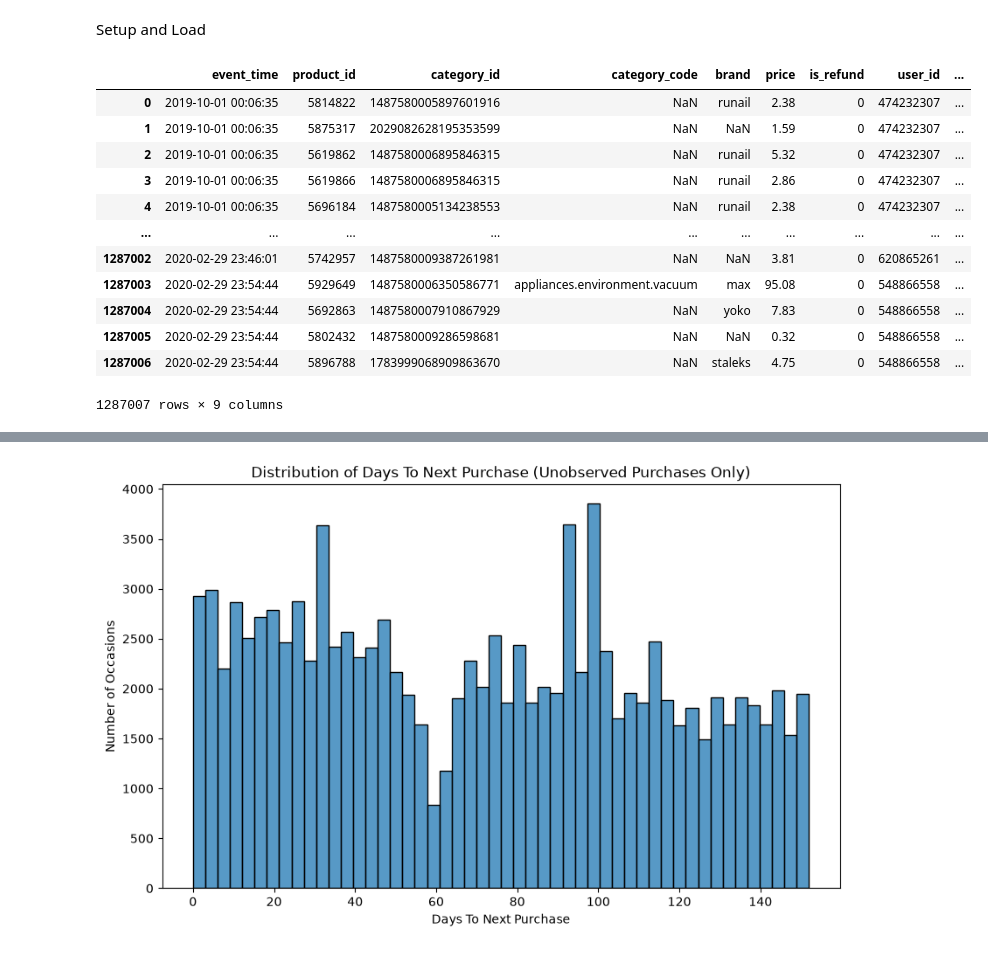
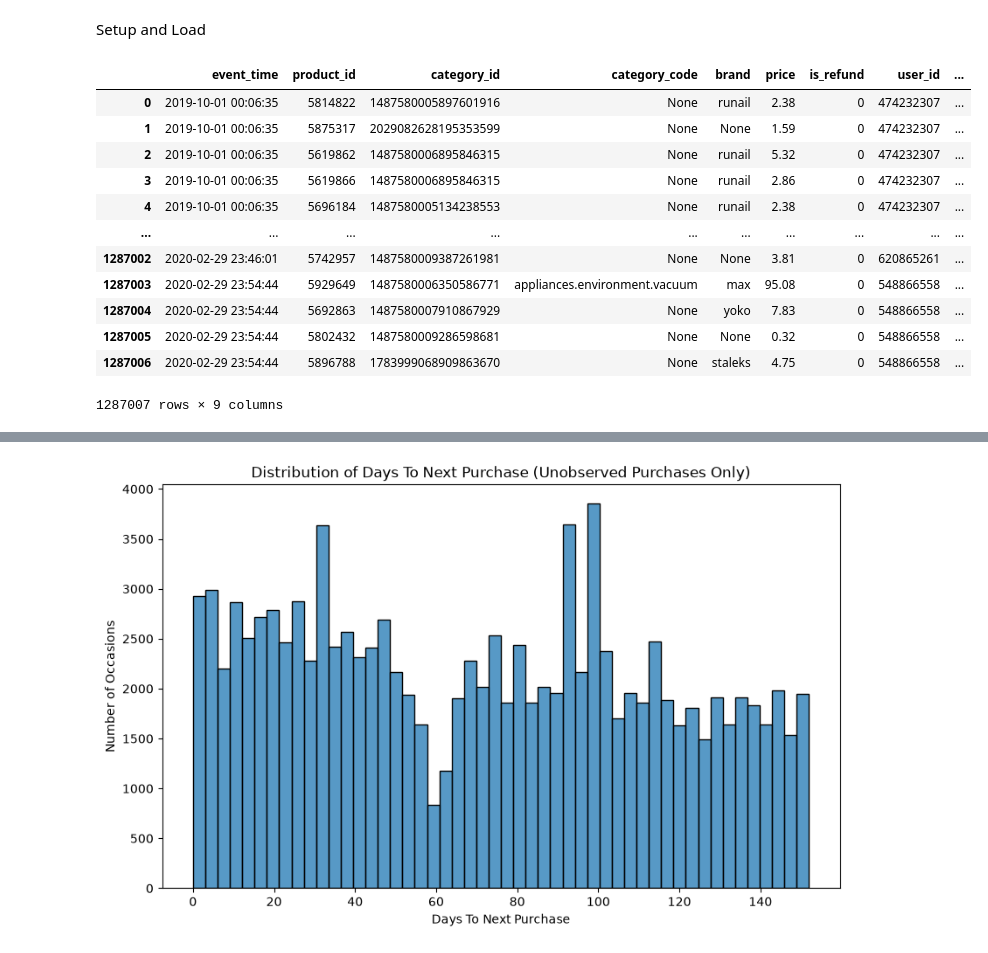
Before and after one commit to elilk2/Ecommerce-Funnel, a Jupyter notebook: notebooks/02_time_to_next_purchase.ipynb, the cells around one changed output, grey strips where cells are left out. Saved outputs shown, nothing was run; the diff lists cells and outputs as text; code cells hidden in the pictures.

```diff
--- a/notebooks/02_time_to_next_purchase.ipynb
+++ b/notebooks/02_time_to_next_purchase.ipynb
@@ -15,20 +19,20 @@ conn = duckdb.connect()
 PARQUET_PATH = Path("../data/processed/master_events.parquet").as_posix()
 PURCHASE_PATH = Path("../data/processed/purchases.parquet").as_posix()
 # %%
-df = pd.read_parquet(PURCHASE_PATH)
-df
+purchases = pd.read_parquet(PURCHASE_PATH)
+purchases
 # %% [output]
 |  | event_time | product_id | category_id | category_code | brand | price | is_refund | user_id | ... |
-| 0 | 2019-10-01 00:06:35 | 5814822 | 1487580005897601916 | NaN | runail | 2.38 | 0 | 474232307 | ... |
-| 1 | 2019-10-01 00:06:35 | 5875317 | 2029082628195353599 | NaN | NaN | 1.59 | 0 | 474232307 | ... |
-| 2 | 2019-10-01 00:06:35 | 5619862 | 1487580006895846315 | NaN | runail | 5.32 | 0 | 474232307 | ... |
-| 3 | 2019-10-01 00:06:35 | 5619866 | 1487580006895846315 | NaN | runail | 2.86 | 0 | 474232307 | ... |
-| 4 | 2019-10-01 00:06:35 | 5696184 | 1487580005134238553 | NaN | runail | 2.38 | 0 | 474232307 | ... |
+| 0 | 2019-10-01 00:06:35 | 5814822 | 1487580005897601916 | None | runail | 2.38 | 0 | 474232307 | ... |
+| 1 | 2019-10-01 00:06:35 | 5875317 | 2029082628195353599 | None | None | 1.59 | 0 | 474232307 | ... |
+| 2 | 2019-10-01 00:06:35 | 5619862 | 1487580006895846315 | None | runail | 5.32 | 0 | 474232307 | ... |
+| 3 | 2019-10-01 00:06:35 | 5619866 | 1487580006895846315 | None | runail | 2.86 | 0 | 474232307 | ... |
+| 4 | 2019-10-01 00:06:35 | 5696184 | 1487580005134238553 | None | runail | 2.38 | 0 | 474232307 | ... |
 | ... | ... | ... | ... | ... | ... | ... | ... | ... | ... |
-| 1287002 | 2020-02-29 23:46:01 | 5742957 | 1487580009387261981 | NaN | NaN | 3.81 | 0 | 620865261 | ... |
+| 1287002 | 2020-02-29 23:46:01 | 5742957 | 1487580009387261981 | None | None | 3.81 | 0 | 620865261 | ... |
 | 1287003 | 2020-02-29 23:54:44 | 5929649 | 1487580006350586771 | appliances.environment.vacuum | max | 95.08 | 0 | 548866558 | ... |
-| 1287004 | 2020-02-29 23:54:44 | 5692863 | 1487580007910867929 | NaN | yoko | 7.83 | 0 | 548866558 | ... |
-| 1287005 | 2020-02-29 23:54:44 | 5802432 | 1487580009286598681 | NaN | NaN | 0.32 | 0 | 548866558 | ... |
-| 1287006 | 2020-02-29 23:54:44 | 5896788 | 1783999068909863670 | NaN | staleks | 4.75 | 0 | 548866558 | ... |
+| 1287004 | 2020-02-29 23:54:44 | 5692863 | 1487580007910867929 | None | yoko | 7.83 | 0 | 548866558 | ... |
+| 1287005 | 2020-02-29 23:54:44 | 5802432 | 1487580009286598681 | None | None | 0.32 | 0 | 548866558 | ... |
+| 1287006 | 2020-02-29 23:54:44 | 5896788 | 1783999068909863670 | None | staleks | 4.75 | 0 | 548866558 | ... |
 1287007 rows × 9 columns
 # %%
```
Also changed, not shown: parts of 7 cells of this notebook, 5 other files.
